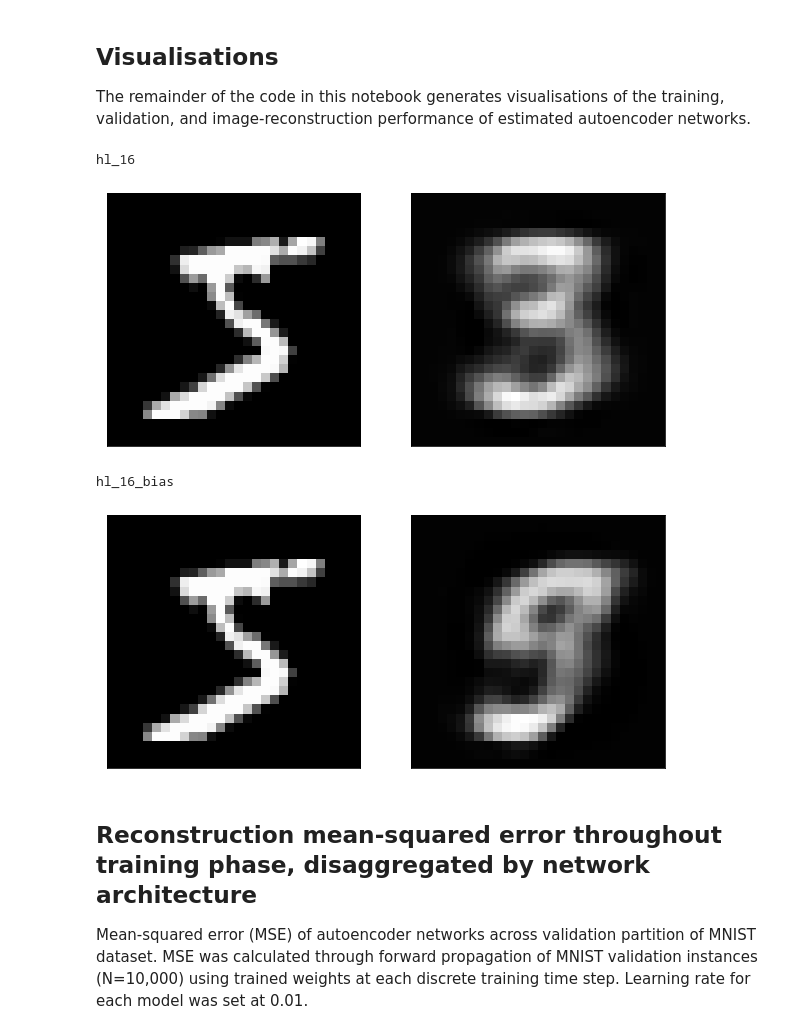
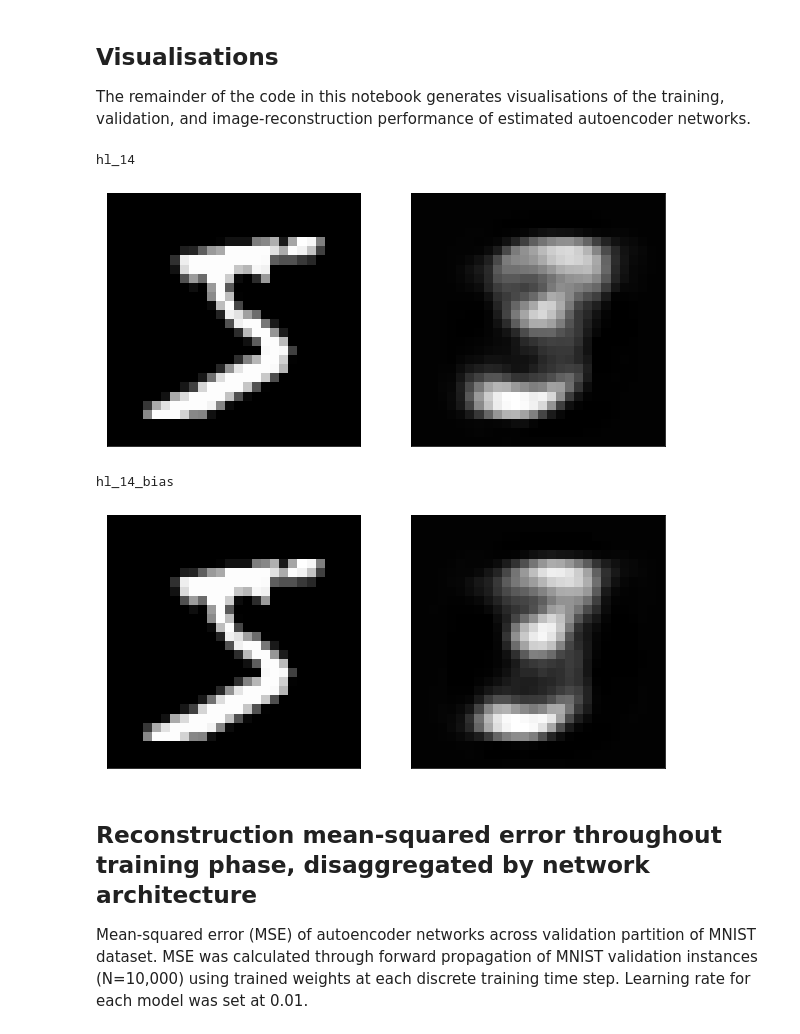
Before and after one commit to HRSAndrabi/autoencoder-compression-ratios, a Jupyter notebook: src/main.ipynb, the cells around one changed output. Drawn from its saved outputs; the diff is of its cells as text; code cells hidden in the pictures.

```diff
--- a/src/main.ipynb
+++ b/src/main.ipynb
@@ -421,26 +421,26 @@ The remainder of the code in this notebook generates visualisations of the train
 # %%
 model1 = AutoEncoder()
 model1.load(
-	path_to_spec="./models/hl_16.json",
+	path_to_spec="./models/hl_14.json",
 	print_summary=False,
 )
 model2 = AutoEncoder()
 model2.load(
-	path_to_spec="./models/hl_16_bias.json",
+	path_to_spec="./models/hl_14_bias.json",
 	print_summary=False
 )
 for i in range(0, 1):
 	print(model1.spec["name"])
 	model1.query(instance=x_train[i])
 	plt.show()
 	print(model2.spec["name"])
 	model2.query(instance=x_train[i])
 	plt.show()
 # %% [output]
-hl_16
+hl_14
-[figure, old version]
+[figure, new version]
-hl_16_bias
+hl_14_bias
-[figure, old version]
+[figure, new version]
 # %% [markdown]
 ## Reconstruction mean-squared error throughout training phase, disaggregated by network architecture
 
```
Also changed, not shown: parts of 4 cells of this notebook, 13 other files.
